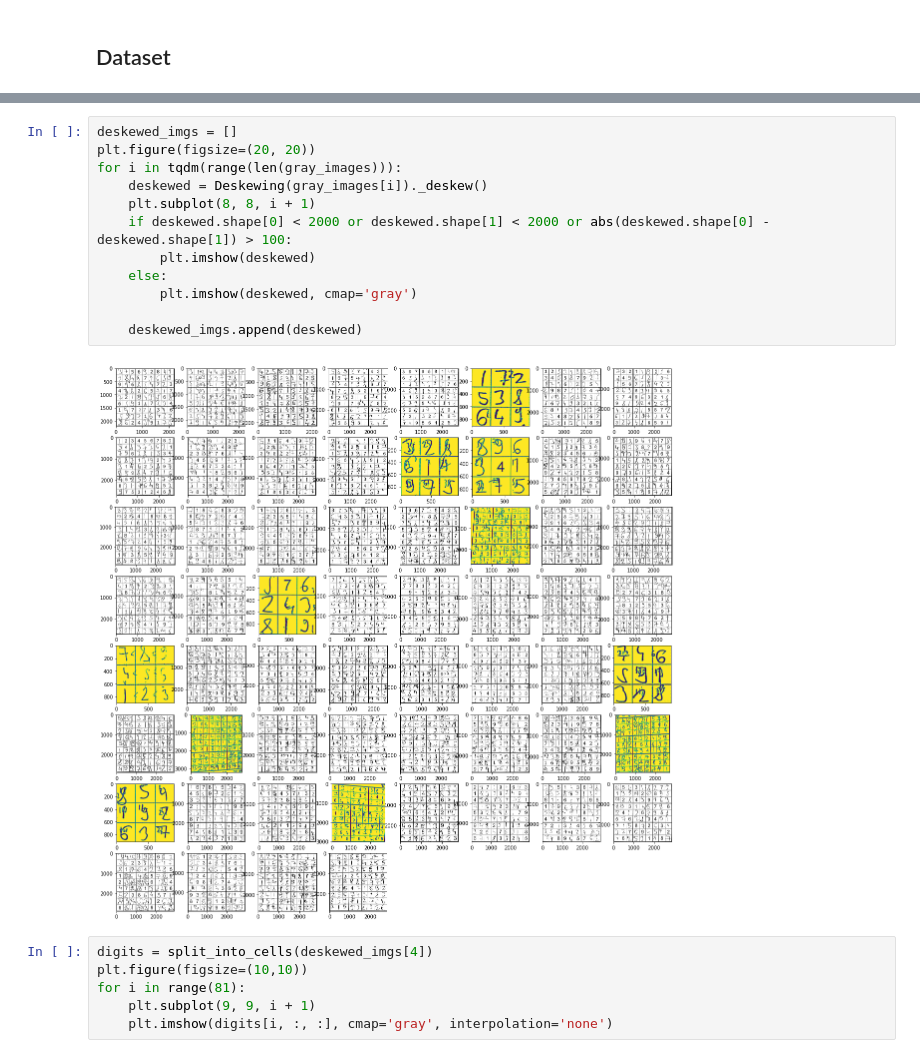
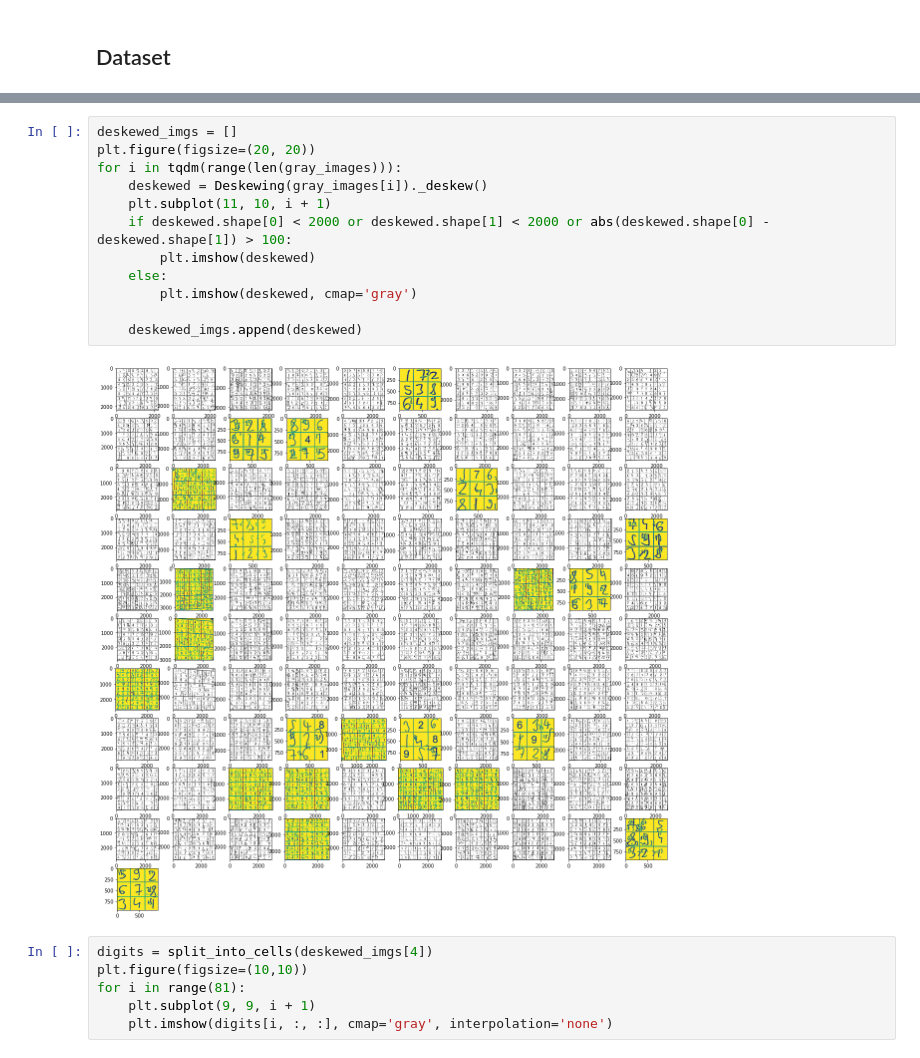
Before and after one commit to iCarrrot/nn_sudoku_project, a Jupyter notebook: Project.ipynb, the cells around one changed output, grey strips where cells are left out. Drawn from its saved outputs; the diff is of its cells as text.

```diff
--- a/Project.ipynb
+++ b/Project.ipynb
@@ -74,17 +71,17 @@ plt.show()
 # %%
 deskewed_imgs = []
 plt.figure(figsize=(20, 20))
 for i in tqdm(range(len(gray_images))):
     deskewed = Deskewing(gray_images[i])._deskew()
-    plt.subplot(8, 8, i + 1)
+    plt.subplot(11, 10, i + 1)
     if deskewed.shape[0] < 2000 or deskewed.shape[1] < 2000 or abs(deskewed.shape[0] - deskewed.shape[1]) > 100:
         plt.imshow(deskewed)
     else:
         plt.imshow(deskewed, cmap='gray')
 
     deskewed_imgs.append(deskewed)
 # %% [output]
-[figure, old version]
+[figure, new version]
 # %%
 digits = split_into_cells(deskewed_imgs[4])
 plt.figure(figsize=(10,10))
```
Also changed, not shown: parts of 12 cells of this notebook.
